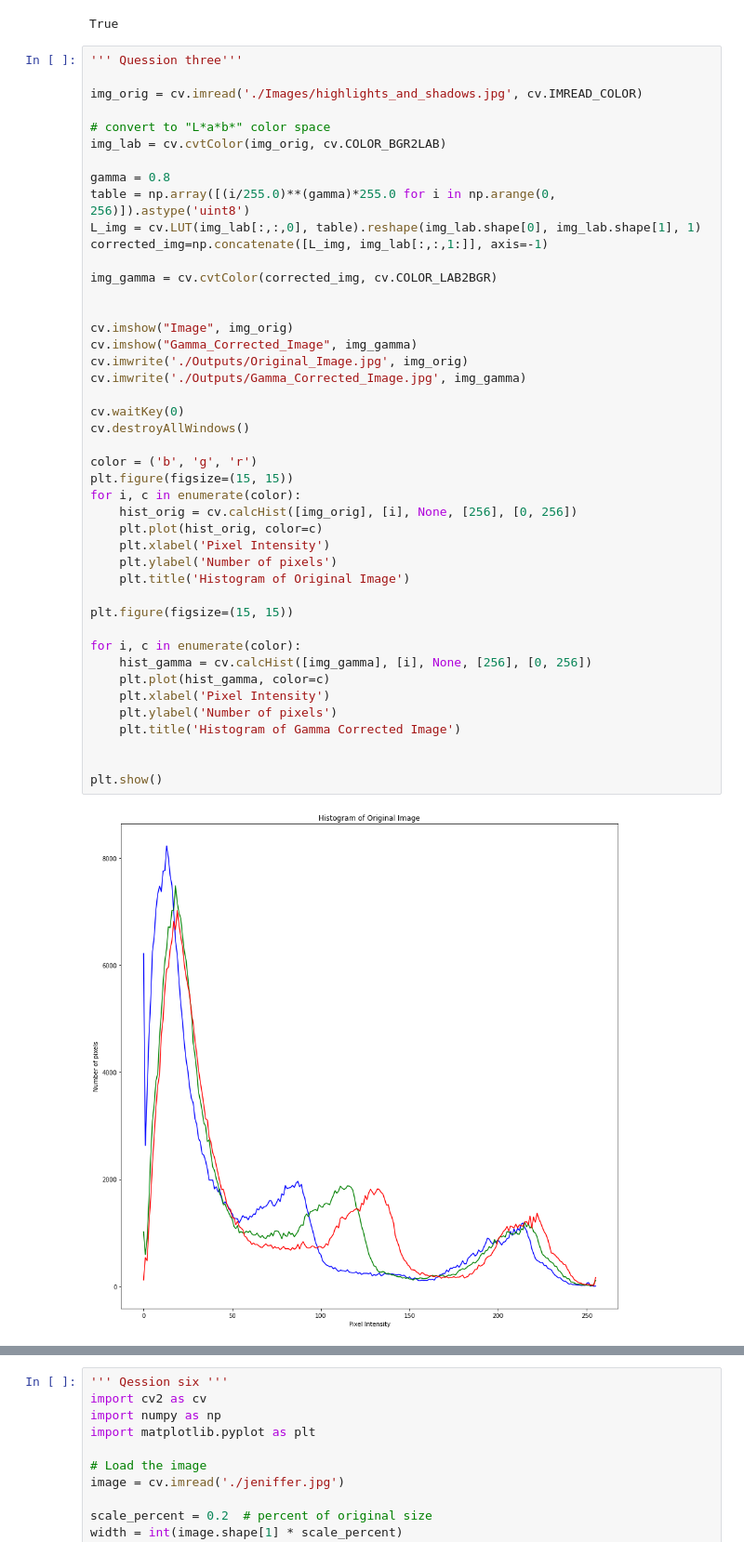
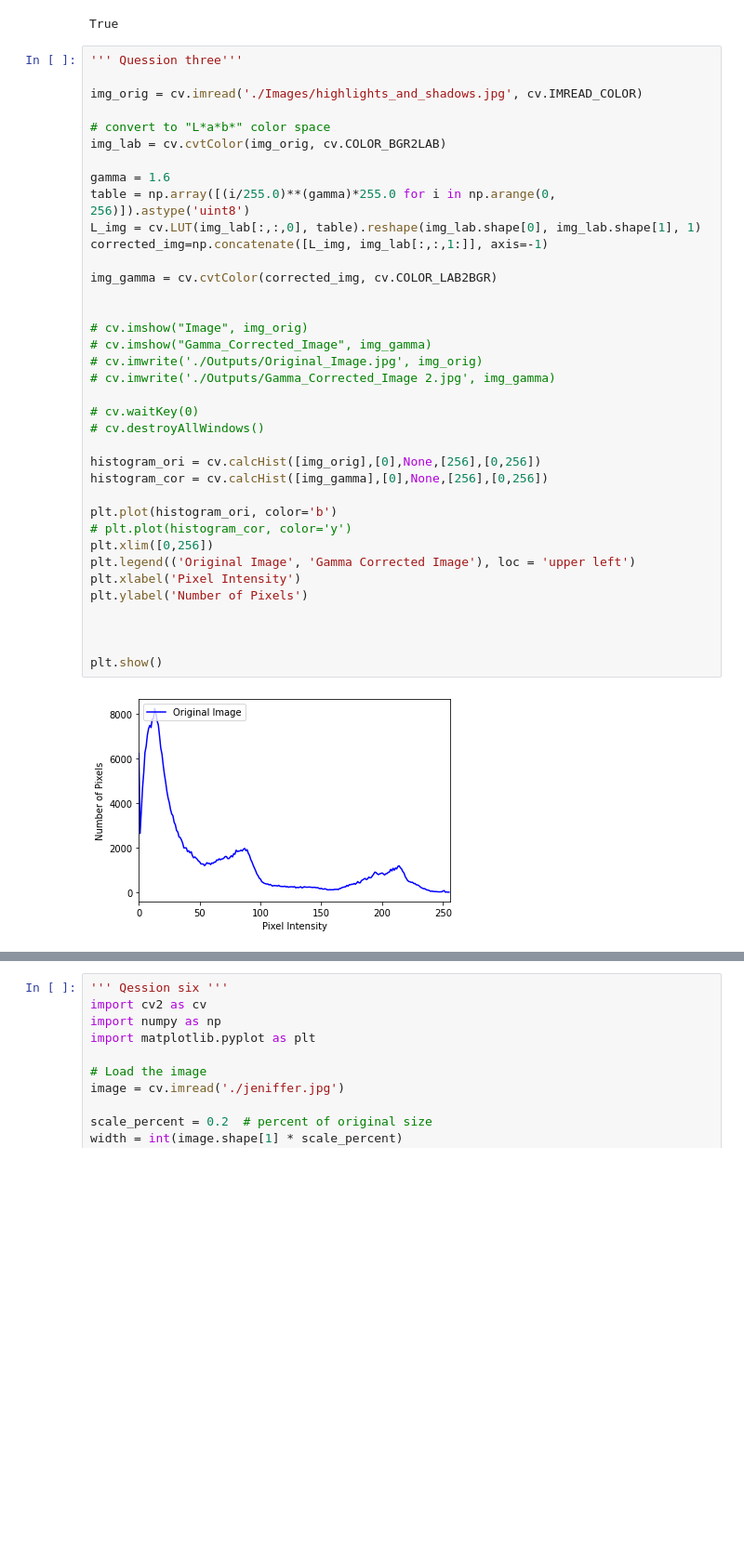
Before and after one commit to HirunaVishwamith/Image-processing-assignmnet-1, a Jupyter notebook: assignmnet.ipynb, the cells around one changed output, grey strips where cells are left out. Shown at 93% size. Drawn from its saved outputs; the diff is of its cells as text; blank space fills up the shorter version.

```diff
--- a/assignmnet.ipynb
+++ b/assignmnet.ipynb
@@ -166,46 +177,39 @@ True
 # %%
 ''' Quession three'''
 
 img_orig = cv.imread('./Images/highlights_and_shadows.jpg', cv.IMREAD_COLOR)
 
 # convert to "L*a*b*" color space
 img_lab = cv.cvtColor(img_orig, cv.COLOR_BGR2LAB)
 
-gamma = 0.8
+gamma = 1.6
 table = np.array([(i/255.0)**(gamma)*255.0 for i in np.arange(0, 256)]).astype('uint8')
 L_img = cv.LUT(img_lab[:,:,0], table).reshape(img_lab.shape[0], img_lab.shape[1], 1)
 corrected_img=np.concatenate([L_img, img_lab[:,:,1:]], axis=-1)
 
 img_gamma = cv.cvtColor(corrected_img, cv.COLOR_LAB2BGR)
 
 
-cv.imshow("Image", img_orig)
-cv.imshow("Gamma_Corrected_Image", img_gamma)
-cv.imwrite('./Outputs/Original_Image.jpg', img_orig)
-cv.imwrite('./Outputs/Gamma_Corrected_Image.jpg', img_gamma)
+# cv.imshow("Image", img_orig)
+# cv.imshow("Gamma_Corrected_Image", img_gamma)
+# cv.imwrite('./Outputs/Original_Image.jpg', img_orig)
+# cv.imwrite('./Outputs/Gamma_Corrected_Image 2.jpg', img_gamma)
 
-cv.waitKey(0)
-cv.destroyAllWindows()
+# cv.waitKey(0)
+# cv.destroyAllWindows()
 
-color = ('b', 'g', 'r')
-plt.figure(figsize=(15, 15))
-for i, c in enumerate(color):
-    hist_orig = cv.calcHist([img_orig], [i], None, [256], [0, 256])
-    plt.plot(hist_orig, color=c)
-    plt.xlabel('Pixel Intensity')
-    plt.ylabel('Number of pixels')
-    plt.title('Histogram of Original Image')
+histogram_ori = cv.calcHist([img_orig],[0],None,[256],[0,256])
+histogram_cor = cv.calcHist([img_gamma],[0],None,[256],[0,256])
 
-plt.figure(figsize=(15, 15))
+plt.plot(histogram_ori, color='b')
+# plt.plot(histogram_cor, color='y')
+plt.xlim([0,256])
+plt.legend(('Original Image', 'Gamma Corrected Image'), loc = 'upper left')
+plt.xlabel('Pixel Intensity')
+plt.ylabel('Number of Pixels')
 
-for i, c in enumerate(color):
-    hist_gamma = cv.calcHist([img_gamma], [i], None, [256], [0, 256])
-    plt.plot(hist_gamma, color=c)
-    plt.xlabel('Pixel Intensity')
-    plt.ylabel('Number of pixels')
-    plt.title('Histogram of Gamma Corrected Image')
 
 
 plt.show()
 # %% [output]
-[figure, old version]
+[figure, new version]
```
Also changed, not shown: parts of 12 cells of this notebook, 33 other files.
